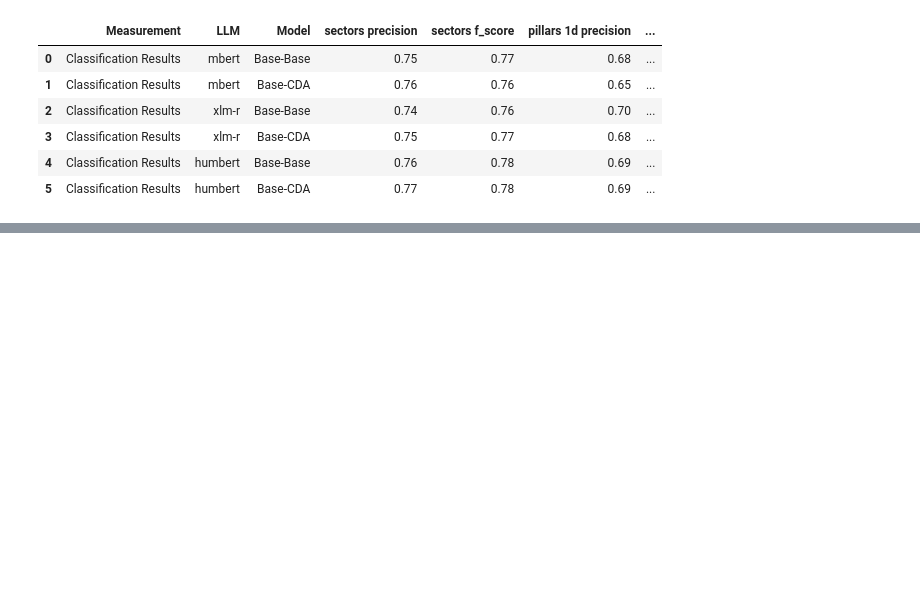
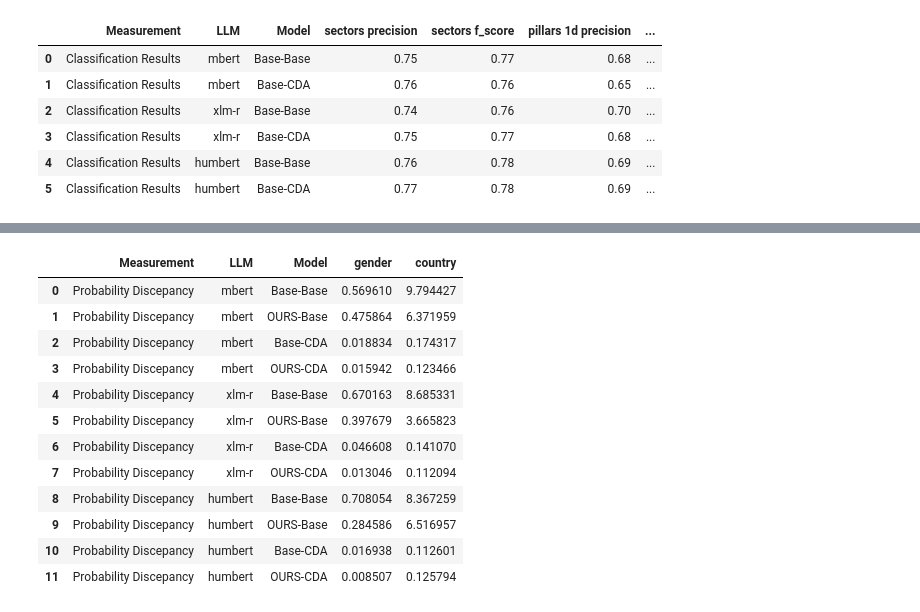
Before and after one commit to the-deep-nlp/bias-aware-humanitarian-entry-classification, a Jupyter notebook: classification/final_results_generation.ipynb, the cells around one changed output, grey strips where cells are left out. Saved outputs shown, nothing was run; the diff lists cells and outputs as text; code cells hidden in the pictures; blank space fills up the shorter version.

```diff
--- a/classification/final_results_generation.ipynb
+++ b/classification/final_results_generation.ipynb
@@ -96,0 +104,62 @@ generate_visualizations(
+# %%
+import pandas as pd
+from tqdm import tqdm
+
+results_df_one_run = pd.DataFrame()
+# with tqdm(
+#     total=len(llm_models)
+#     * len(training_setups)
+#     * len(protected_attributes)
+#     * len(visualized_methods)
+#     * len(training_architectures)
+# ) as pbar:
+for llm_model in llm_models:
+    for training_setup in training_setups:
+        for training_architecture in training_architectures:
+            for bias_method in visualized_methods:
+                bias_results = {}
+                for bias_attribute in protected_attributes:
+                    df_one_result = tagwise_results_df[
+                        (tagwise_results_df.llm_model == llm_model)
+                        & (tagwise_results_df.trainig_setup == training_setup)
+                        & (
+                            tagwise_results_df.training_architecture
+                            == training_architecture
+                        )
+                        & (tagwise_results_df.bias_method == bias_method)
+                        & (tagwise_results_df.bias_attribute == bias_attribute)
+                    ]
+                    #print(df_one_result.shape[0])
+                    n_keywords = df_one_result["original->couterfactual"].nunique()
+                    assert n_keywords == 6, f"problem, {n_keywords} total keywords found., {df_one_result['original->couterfactual'].unique()}"
+
+                    bias_results[bias_attribute] = (
+                        df_one_result.median_shift.abs().sum() / n_keywords
+                    )
+
+                metrics_one_row = {
+                    "Measurement": "Probability Discepancy",
+                    "LLM": llm_model,
+                    "Model": f"{mapping_training_architecture2name[training_architecture]}-{mapping_training_type_to_name[training_setup]}",
+                }
+                metrics_one_row.update(bias_results)
+
+                results_df_one_run = results_df_one_run.append(
+                    metrics_one_row, ignore_index=True
+                )
+
+results_df_one_run[["Measurement", "LLM", "Model", "gender", "country"]]
+# %% [output]
+|  | Measurement | LLM | Model | gender | country |
+| 0 | Probability Discepancy | mbert | Base-Base | 0.569610 | 9.794427 |
+| 1 | Probability Discepancy | mbert | OURS-Base | 0.475864 | 6.371959 |
+| 2 | Probability Discepancy | mbert | Base-CDA | 0.018834 | 0.174317 |
+| 3 | Probability Discepancy | mbert | OURS-CDA | 0.015942 | 0.123466 |
+| 4 | Probability Discepancy | xlm-r | Base-Base | 0.670163 | 8.685331 |
+| 5 | Probability Discepancy | xlm-r | OURS-Base | 0.397679 | 3.665823 |
+| 6 | Probability Discepancy | xlm-r | Base-CDA | 0.046608 | 0.141070 |
+| 7 | Probability Discepancy | xlm-r | OURS-CDA | 0.013046 | 0.112094 |
+| 8 | Probability Discepancy | humbert | Base-Base | 0.708054 | 8.367259 |
+| 9 | Probability Discepancy | humbert | OURS-Base | 0.284586 | 6.516957 |
+| 10 | Probability Discepancy | humbert | Base-CDA | 0.016938 | 0.112601 |
+| 11 | Probability Discepancy | humbert | OURS-CDA | 0.008507 | 0.125794 |
```
Also changed, not shown: parts of 6 cells of this notebook, 1 other file.
